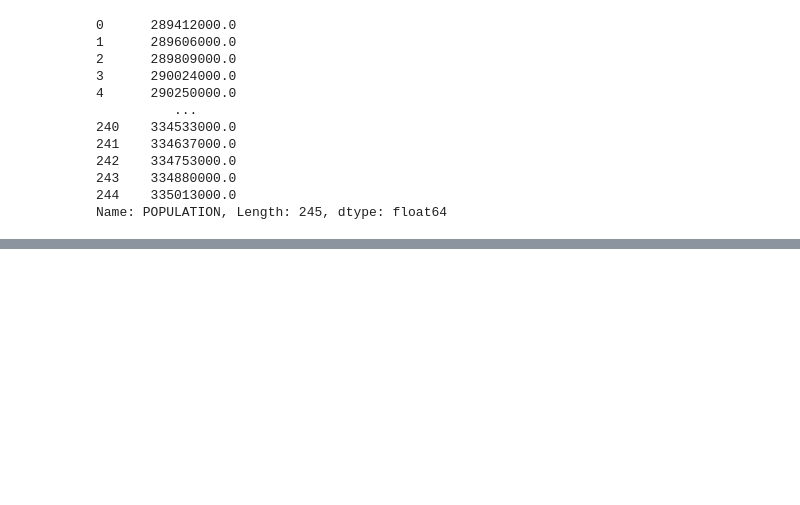
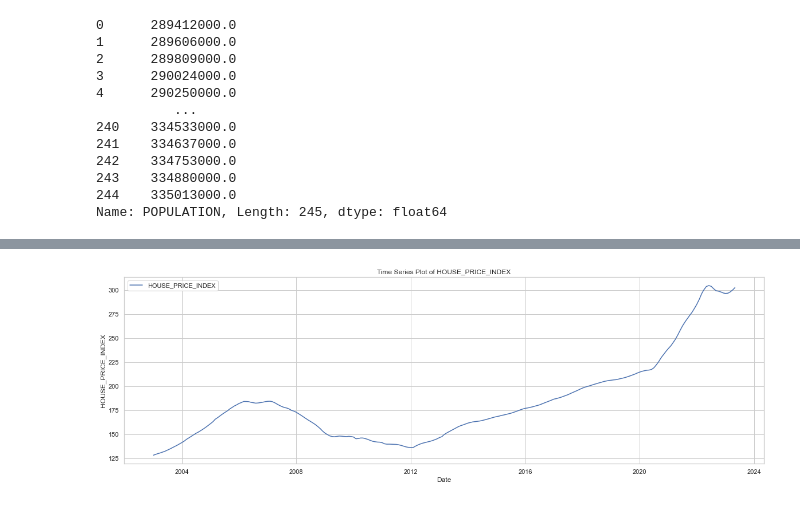
Before and after one commit to rbhattar07/HPI, a Jupyter notebook: main.ipynb, the cells around one changed output, grey strips where cells are left out. Saved outputs shown, nothing was run; the diff lists cells and outputs as text; code cells hidden in the pictures; blank space fills up the shorter version.

```diff
--- a/main.ipynb
+++ b/main.ipynb
@@ -244 +245,18 @@ plt.show()
+# %%
+main_df['DATE'] = pd.to_datetime(main_df['DATE'])
+
+# Set 'DATE' as the index for time series plotting
+main_df.set_index('DATE', inplace=True)
+
+# Plot the time series for HOUSE_PRICE_INDEX
+plt.figure(figsize=(20, 6))
+plt.plot(main_df.index, main_df['HOUSE_PRICE_INDEX'], label='HOUSE_PRICE_INDEX', color='b')
+plt.title('Time Series Plot of HOUSE_PRICE_INDEX', )
+plt.xlabel('Date')
+plt.ylabel('HOUSE_PRICE_INDEX')
+plt.legend()
+plt.grid(True)
+plt.show()
+# %% [output]
+[figure, added]
 # %%
```
Also changed, not shown: parts of 60 cells of this notebook.
